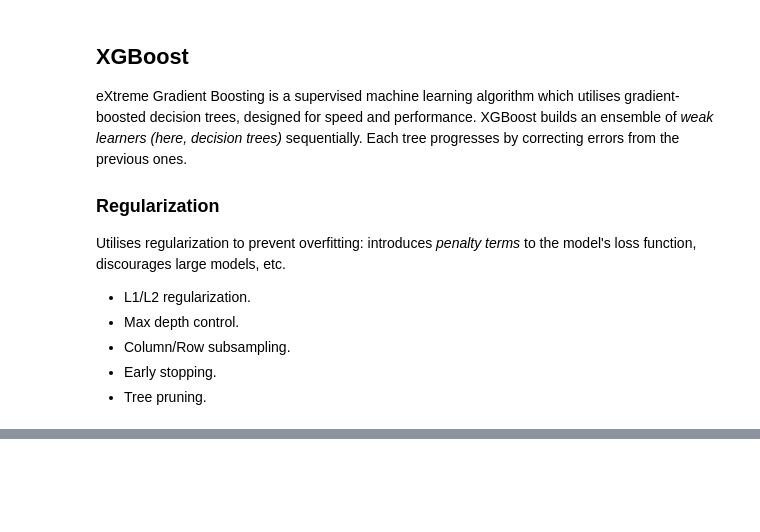
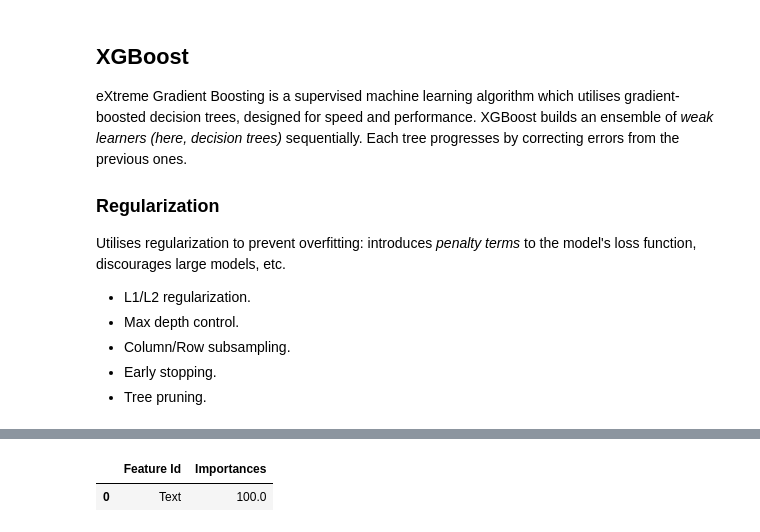
Before and after one commit to rana-desu/fake-news-detection, a Jupyter notebook: notebook/fake_news_detection.ipynb, the cells around one changed output, grey strips where cells are left out. Drawn from its saved outputs; the diff is of its cells as text; code cells hidden in the pictures; blank space fills up the shorter version.

Commit message:
feat: implemented CatBoost Algorithm
added dataset to the GitHub repo for ease-of-access.
also, gave up on implementing StackingClassifier for now.

```diff
--- a/notebook/fake_news_detection.ipynb
+++ b/notebook/fake_news_detection.ipynb
@@ -124,5 +156,8 @@ df.head()
 # %%
 from sklearn.model_selection import train_test_split
+
+# now, read data from the generated output file
+df = pd.read_csv("../dataset/1_output.csv")
 
 transformed_output = vectorizer.fit_transform(df["preprocessed_text"])
 X = transformed_output
@@ -287,0 +331,28 @@ weighted avg       1.00      1.00      1.00      1980
+# %%
+# since CatBoost handles raw_text natively
+# there's no need for preprocessed_text.
+X = df[["Text"]]
+y = df["df_label"]
+
+# Split into train/test sets
+X_train, X_test, y_train, y_test = train_test_split(
+    X, y, test_size=0.2, random_state=42
+)
+# %%
+# initialise CatBoost classifier
+model = CatBoostClassifier(
+    iterations=500,            # number of boosting rounds.
+    learning_rate=0.1,         # step-size shrinkage
+    depth=6,                   # tree-depth
+    text_features=["Text"],    # specify text column for categorisation
+    eval_metric="Accuracy",    # metric to optimise
+    verbose=100,               # print progress every 100 iterations
+    random_state=42
+)
+
+model.fit(
+    X_train,
+    y_train,
+    eval_set=(X_test, y_test),  # validating data
+    early_stopping_rounds=50    # if no improvement after 50 rounds, stop
+)
@@ -287,0 +383,5 @@ weighted avg       1.00      1.00      1.00      1980
+# %%
+model.get_feature_importance(prettified=True)
+# %% [output]
+|  | Feature Id | Importances |
+| 0 | Text | 100.0 |
```
Also changed, not shown: parts of 21 cells of this notebook, 11 other files.
